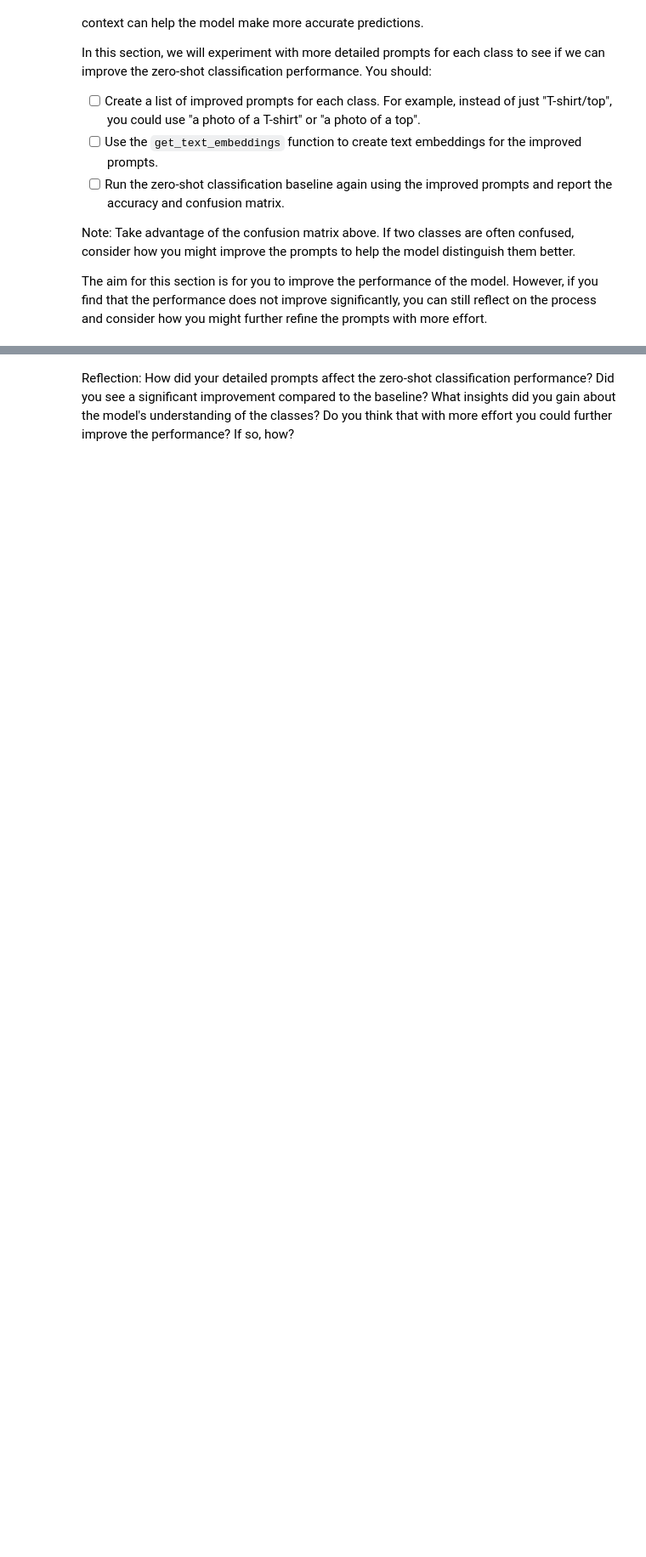
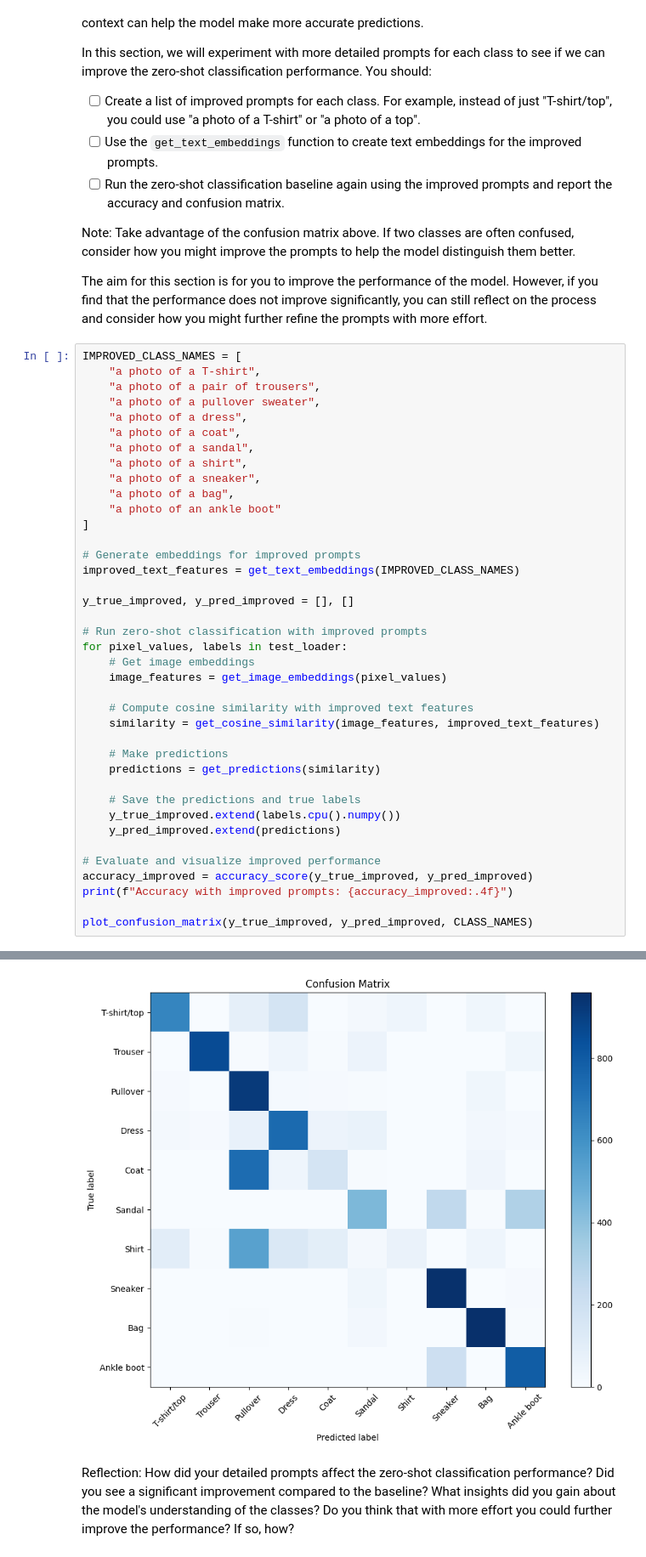
Before and after one commit to x-rojas-io/deep_learning, a Jupyter notebook: 02_activities/assignments/assignment_2.ipynb, the cells around one changed output, grey strips where cells are left out. Shown: that part at 85% size. Drawn from its saved outputs; the diff is of its cells as text; blank space fills up the shorter version.

```diff
--- a/02_activities/assignments/assignment_2.ipynb
+++ b/02_activities/assignments/assignment_2.ipynb
@@ -283,3 +283,43 @@ In this section, we will experiment with more detailed prompts for each class to
 Note: Take advantage of the confusion matrix above. If two classes are often confused, consider how you might improve the prompts to help the model distinguish them better.
 
 The aim for this section is for you to improve the performance of the model. However, if you find that the performance does not improve significantly, you can still reflect on the process and consider how you might further refine the prompts with more effort.
+# %%
+IMPROVED_CLASS_NAMES = [
+    "a photo of a T-shirt",
+    "a photo of a pair of trousers",
+    "a photo of a pullover sweater",
+    "a photo of a dress",
+    "a photo of a coat",
+    "a photo of a sandal",
+    "a photo of a shirt",
+    "a photo of a sneaker",
+    "a photo of a bag",
+    "a photo of an ankle boot"
+]
+
+# Generate embeddings for improved prompts
+improved_text_features = get_text_embeddings(IMPROVED_CLASS_NAMES)
+
+y_true_improved, y_pred_improved = [], []
+
+# Run zero-shot classification with improved prompts
+for pixel_values, labels in test_loader:
+    # Get image embeddings
+    image_features = get_image_embeddings(pixel_values)
+
+    # Compute cosine similarity with improved text features
+    similarity = get_cosine_similarity(image_features, improved_text_features)
+
+    # Make predictions
+    predictions = get_predictions(similarity)
+
+    # Save the predictions and true labels
+    y_true_improved.extend(labels.cpu().numpy())
+    y_pred_improved.extend(predictions)
+
+# Evaluate and visualize improved performance
+accuracy_improved = accuracy_score(y_true_improved, y_pred_improved)
+print(f"Accuracy with improved prompts: {accuracy_improved:.4f}")
+
+plot_confusion_matrix(y_true_improved, y_pred_improved, CLASS_NAMES)
+# %% [output]
@@ -286,2 +327,3 @@ The aim for this section is for you to improve the performance of the model. How
+[figure, added]
 # %% [markdown]
 Reflection: How did your detailed prompts affect the zero-shot classification performance? Did you see a significant improvement compared to the baseline? What insights did you gain about the model's understanding of the classes? Do you think that with more effort you could further improve the performance? If so, how?
```
Also changed, not shown: parts of 24 cells of this notebook.
